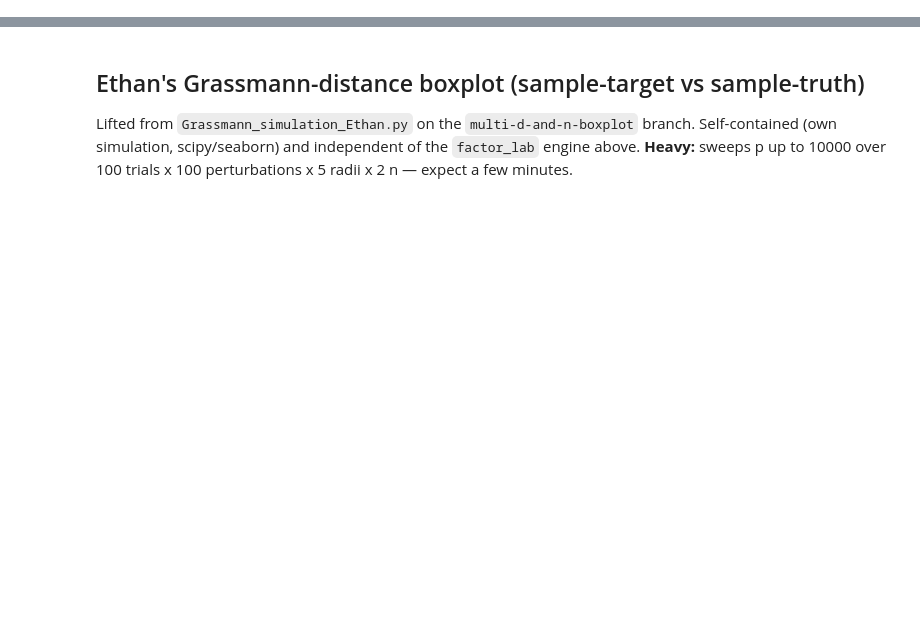
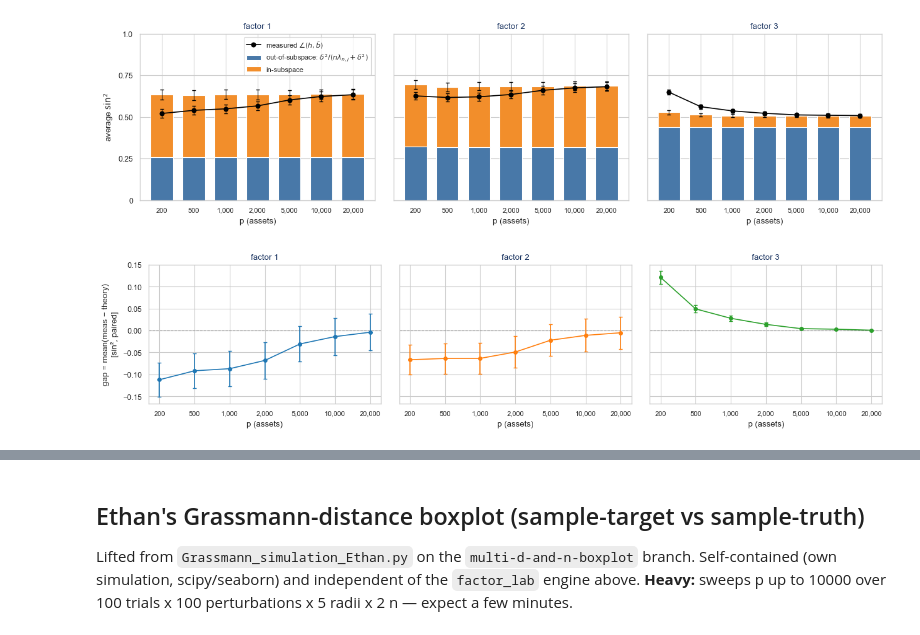
Before and after one commit to nlgac/factor_lab, a Jupyter notebook: ex-1.ipynb, the cells around one changed output, grey strips where cells are left out. Cells and saved outputs as stored; diff of their text form; code cells hidden in the pictures; blank space fills up the shorter version.

Commit message:
add variant 2 (factor 1 mean=0) experiment and split figure exports

```diff
--- a/ex-1.ipynb
+++ b/ex-1.ipynb
@@ -24,7 +24,7 @@ model = ModelSpec(
     k_factors=3,
     factor_vols=[0.16, 0.08, 0.06],
     beta_samplers=[
-        {"distribution": "normal", "loc": 1.0, "scale": 0.5},   # market-like factor
+        {"distribution": "normal", "loc": 0.0, "scale": 0.5},   # market-like factor
         {"distribution": "normal", "loc": 0.0, "scale": 1.0},   # zero-mean
         {"distribution": "normal", "loc": 0.0, "scale": 1.0},   # zero-mean
     ],
@@ -193,3 +197,35 @@ plt.show()
+# %%
+# --- Split exports for Overleaf (p-sweep) ---
+# Fig 2a: top row only — sin^2 decomposition, clean (no suptitle, no footnote)
+fig, axes = plt.subplots(1, 3, figsize=(13.3, 3.8), sharey=True)
+fig.subplots_adjust(left=0.08, right=0.97, top=0.88, bottom=0.18, wspace=0.08)
+cats = [f"{p:,}" for p in P_VALUES]
+for j in (1, 2, 3):
+    a = avg[avg["j"] == j].set_index("p").loc[P_VALUES]
+    decomp_panel(axes[j-1], cats, a["s2_meas"].to_numpy(), a["s2_oos"].to_numpy(),
+                 (a["s2_theory"] - a["s2_oos"]).to_numpy(),
+                 meas_se=a["s2_meas_se"].to_numpy(), total_se=a["s2_theory_se"].to_numpy())
+    axes[j-1].set_title(f"factor {j}", color=NAVY)
+    axes[j-1].set_xlabel("p (assets)")
+axes[0].set_ylim(0, 1); axes[0].set_yticks(*SIN2_TICKS); axes[0].set_ylabel(r"average $\sin^2$")
+axes[0].legend(fontsize=8, loc="upper right")
+fig.savefig(OUT_DIR / "Fig2_decomp_p_sweep_top.png", dpi=150, bbox_inches="tight")
+plt.show()
+
+# Fig 2b: gap row only — clean
+fig, axes = plt.subplots(1, 3, figsize=(13.3, 3.2), sharey=True)
+fig.subplots_adjust(left=0.08, right=0.97, top=0.88, bottom=0.18, wspace=0.08)
+for j in (1, 2, 3):
+    a = avg[avg["j"] == j].set_index("p").loc[P_VALUES]
+    gap_panel(axes[j-1], cats, a["gap"].to_numpy(), a["gap_se"].to_numpy(), FACTOR_COLORS[j-1])
+    axes[j-1].set_title(f"factor {j}", color=NAVY)
+    axes[j-1].set_xlabel("p (assets)")
+axes[0].set_ylabel("gap = mean(meas − theory)\n[sin², paired]")
+fig.savefig(OUT_DIR / "Fig2_gap_p_sweep.png", dpi=150, bbox_inches="tight")
+plt.show()
+# %% [output]
+[figure, added]
+[figure, added]
 # %%
 # Fixed p = 3000, growing n: sin^2 decomposition | gap | in-subspace share.
 P_FIXED = 3000
```
Also changed, not shown: parts of 10 cells of this notebook.
